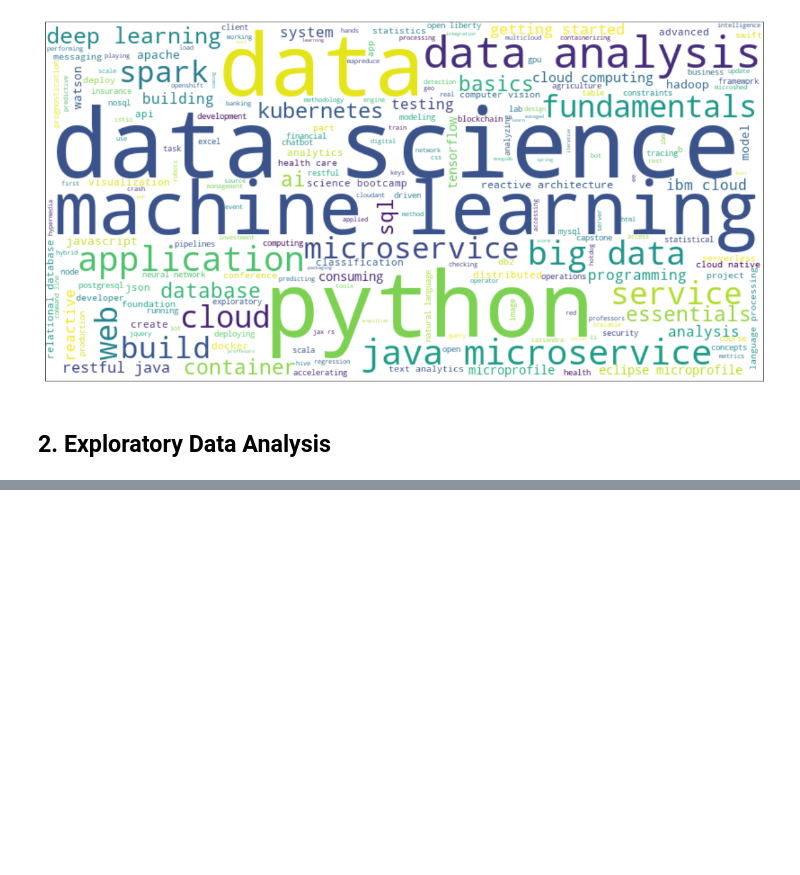
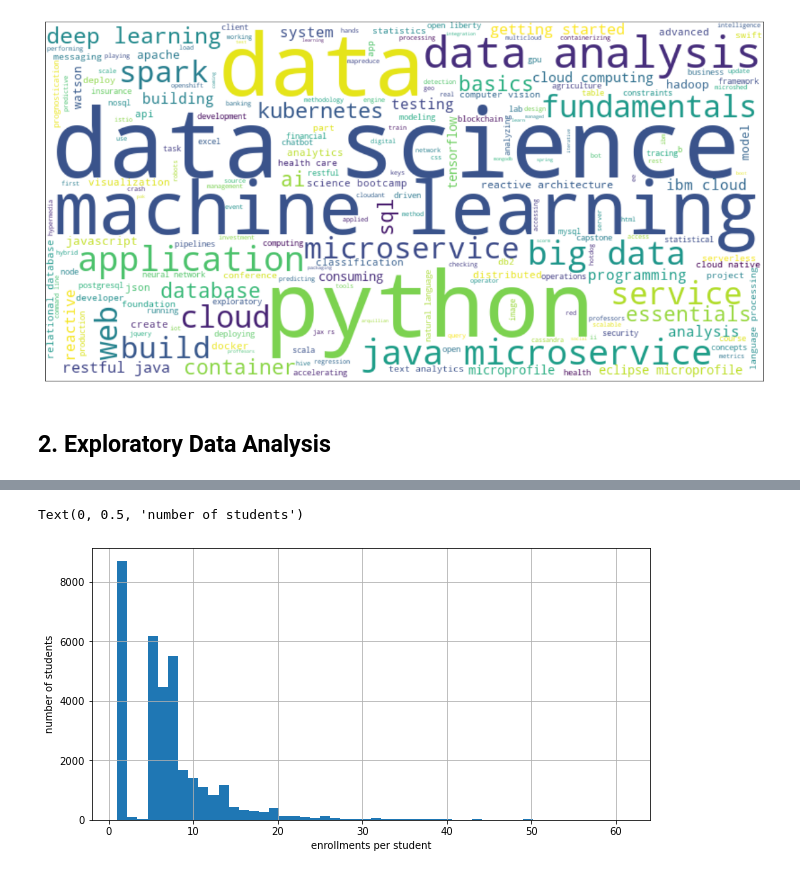
Before and after one commit to mxagar/course_recommender_streamlit, a Jupyter notebook: notebooks/01_EDA.ipynb, the cells around one changed output, grey strips where cells are left out. Cells and saved outputs as stored; diff of their text form; code cells hidden in the pictures; blank space fills up the shorter version.

```diff
--- a/notebooks/01_EDA.ipynb
+++ b/notebooks/01_EDA.ipynb
@@ -158,0 +235,10 @@ plt.show()
+# %%
+# Histogram of number of courses to which a student is exposed
+rating_counts = ratings_df.groupby('user').count()['rating']
+plt.figure(figsize=(10,5))
+rating_counts.hist(bins=50)
+plt.xlabel('enrollments per student')
+plt.ylabel('number of students')
+# %% [output]
+Text(0, 0.5, 'number of students')
+[figure, added]
```
Also changed, not shown: parts of 15 cells of this notebook.
